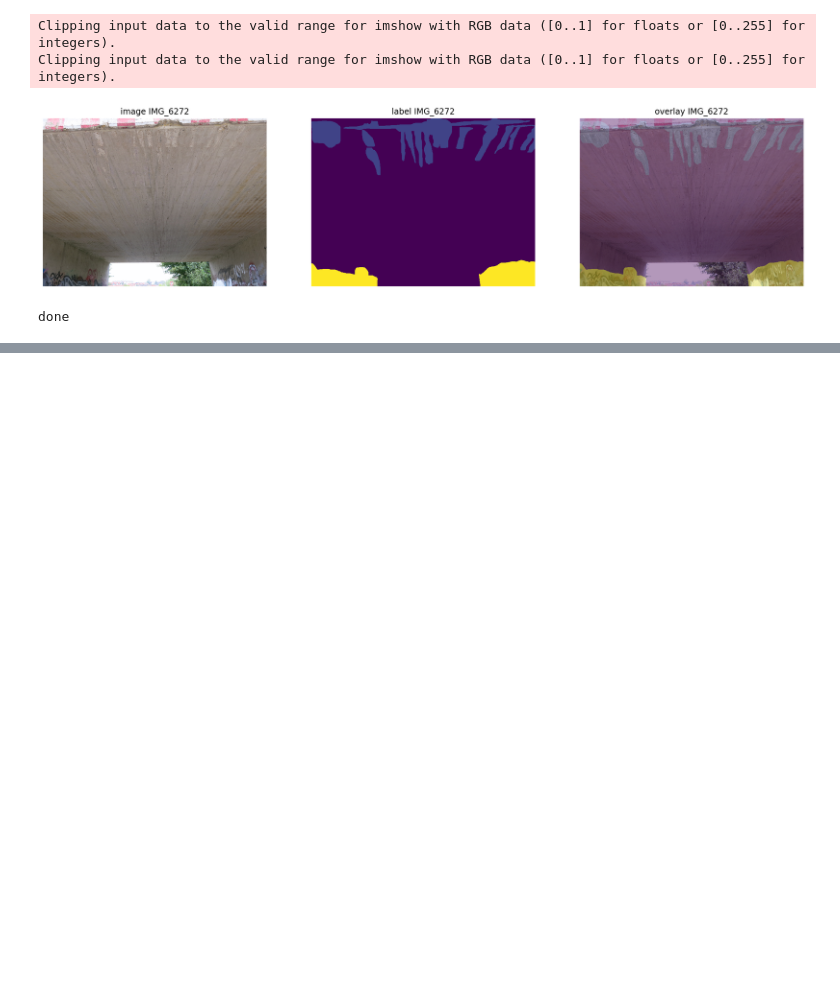
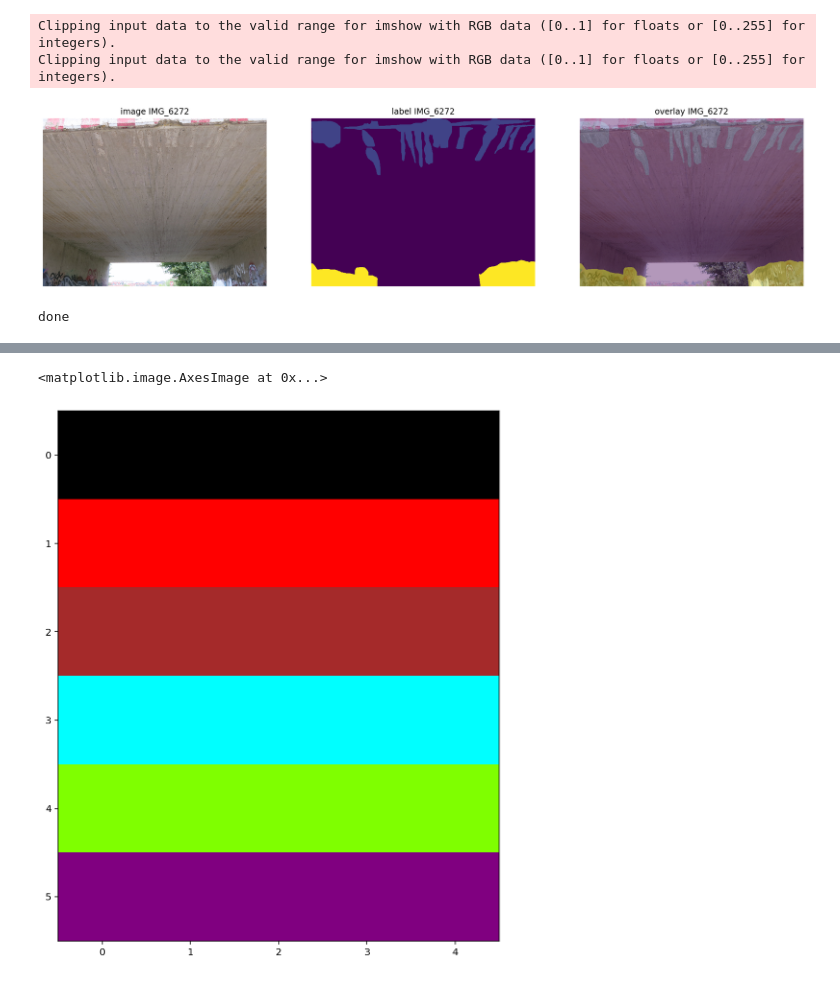
Before and after one commit to Madave94/deeplab-pytorch, a Jupyter notebook: PerformanceTestset.ipynb, the cells around one changed output, grey strips where cells are left out. Drawn from its saved outputs; the diff is of its cells as text; code cells hidden in the pictures; blank space fills up the shorter version.

```diff
--- a/PerformanceTestset.ipynb
+++ b/PerformanceTestset.ipynb
@@ -212,0 +202,19 @@ KeyboardInterrupt:
+# %%
+import matplotlib.pyplot as plt
+from matplotlib import colors
+cmap = colors.ListedColormap([(0.0,0.0,0.0),(255/255,0/255,0/255),(165/255,42/255,42/255),(0/255,255/255,255/255),(127/255,255/255,0/255),(128/255, 0/255, 128/255)])
+bounds = [0,1,2,3,4,5,6]
+norm = colors.BoundaryNorm(bounds, cmap.N)
+# %%
+testarray = np.array([[0,0,0,0,0],
+                         [1,1,1,1,1],
+                         [2,2,2,2,2],
+                         [3,3,3,3,3],
+                         [4,4,4,4,4],
+                         [5,5,5,5,5]])
+# %%
+# plot S2DS2 flag
+plt.imshow(testarray, cmap=cmap, norm=norm)
+# %% [output]
+<matplotlib.image.AxesImage at 0x...>
+[figure, added]
```
Also changed, not shown: parts of 4 cells of this notebook, 1 other file.
